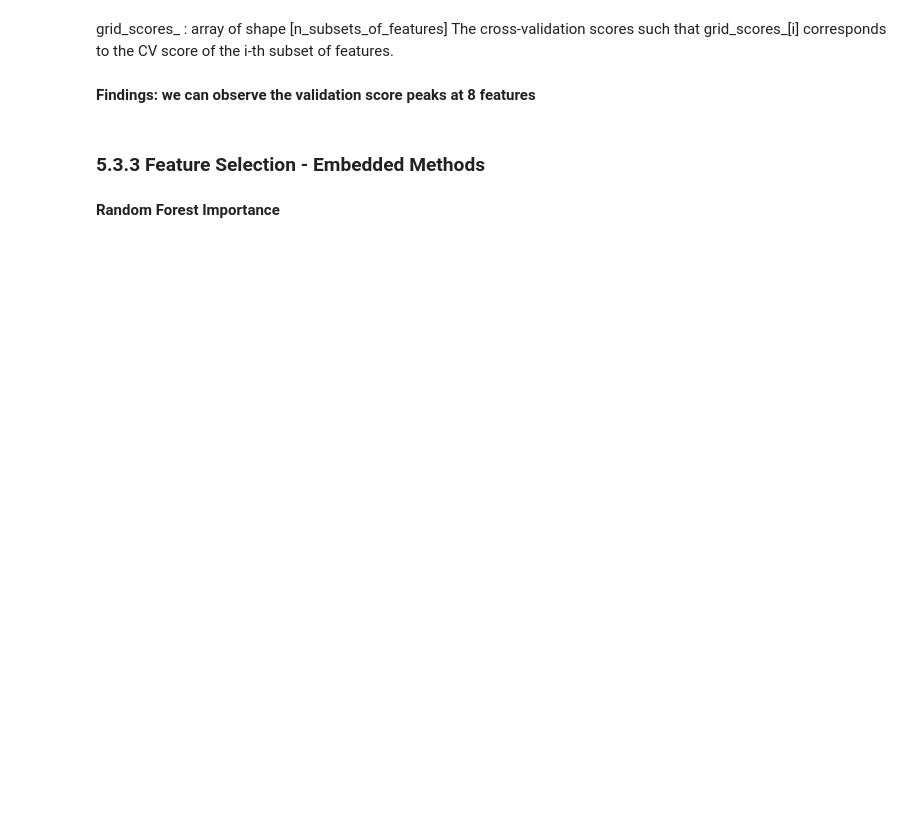
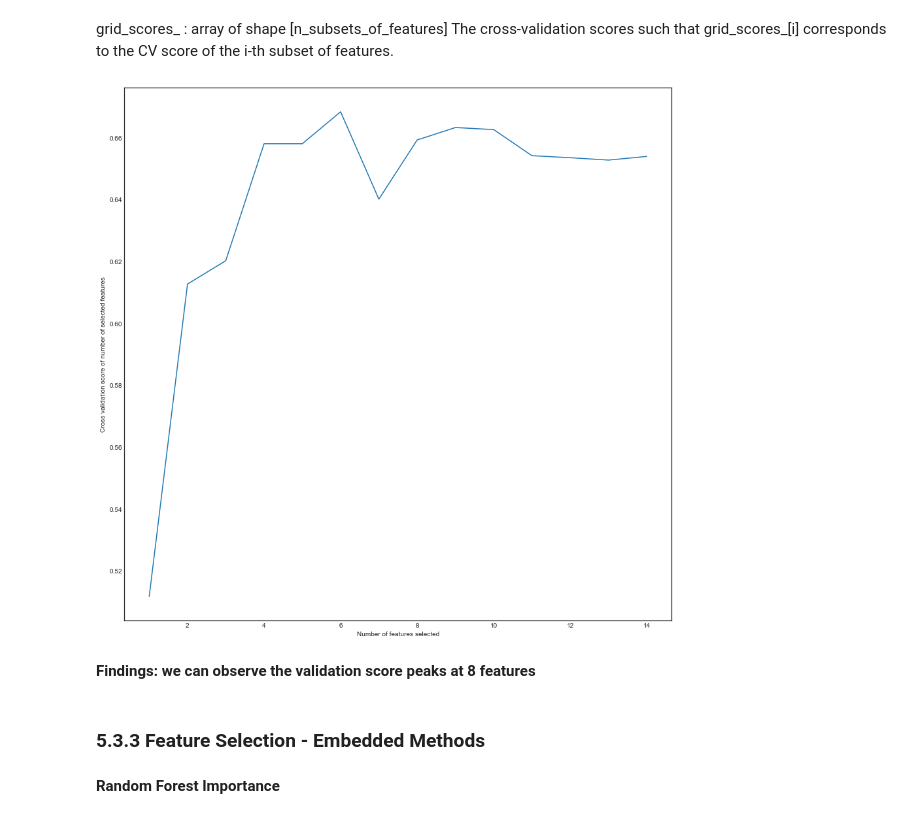
Before and after one commit to guojunseven/Data-Mining-Project, a Jupyter notebook: COVID19 Diagnosis Prediction.ipynb, the cells around one changed output. Saved outputs shown, nothing was run; the diff lists cells and outputs as text; code cells hidden in the pictures; blank space fills up the shorter version.

```diff
--- a/COVID19 Diagnosis Prediction.ipynb
+++ b/COVID19 Diagnosis Prediction.ipynb
@@ -790,8 +784,7 @@ merged.sort_values('SelectKBest-chi2', ascending=False).style.apply(highlight_to
 # %%
 from sklearn.feature_selection import RFECV
 
-# The "accuracy" scoring is proportional to the number of correct classifications
 # using the same classifer as original
-# rfecv = RFECV(estimator=model_ori, step=1, cv=5,scoring='accuracy')   #5-fold cross-validation
-# rfecv = rfecv.fit(x_train, y_train)
+rfecv = RFECV(estimator=model_ori, step=1, cv=5,scoring='f1')   #5-fold cross-validation
+rfecv = rfecv.fit(x_train, y_train)
 # %%
@@ -802,12 +811,14 @@ grid_scores_ : array of shape [n_subsets_of_features]
 The cross-validation scores such that grid_scores_[i] corresponds to the CV score of the i-th subset of features.
 # %%
 # Plot number of features VS. cross-validation scores
-# import matplotlib.pyplot as plt
-# plt.figure()
-# plt.xlabel("Number of features selected")
-# plt.ylabel("Cross validation score of number of selected features")
-# plt.plot(range(1, len(rfecv.grid_scores_) + 1), rfecv.grid_scores_)
-# plt.show()
+import matplotlib.pyplot as plt
+plt.figure()
+plt.xlabel("Number of features selected")
+plt.ylabel("Cross validation score of number of selected features")
+plt.plot(range(1, len(rfecv.grid_scores_) + 1), rfecv.grid_scores_)
+plt.show()
+# %% [output]
+[figure, added]
 # %% [markdown]
 **Findings: we can observe the validation score peaks at 8 features**
 # %% [markdown]
```
Also changed, not shown: parts of 11 cells of this notebook.
